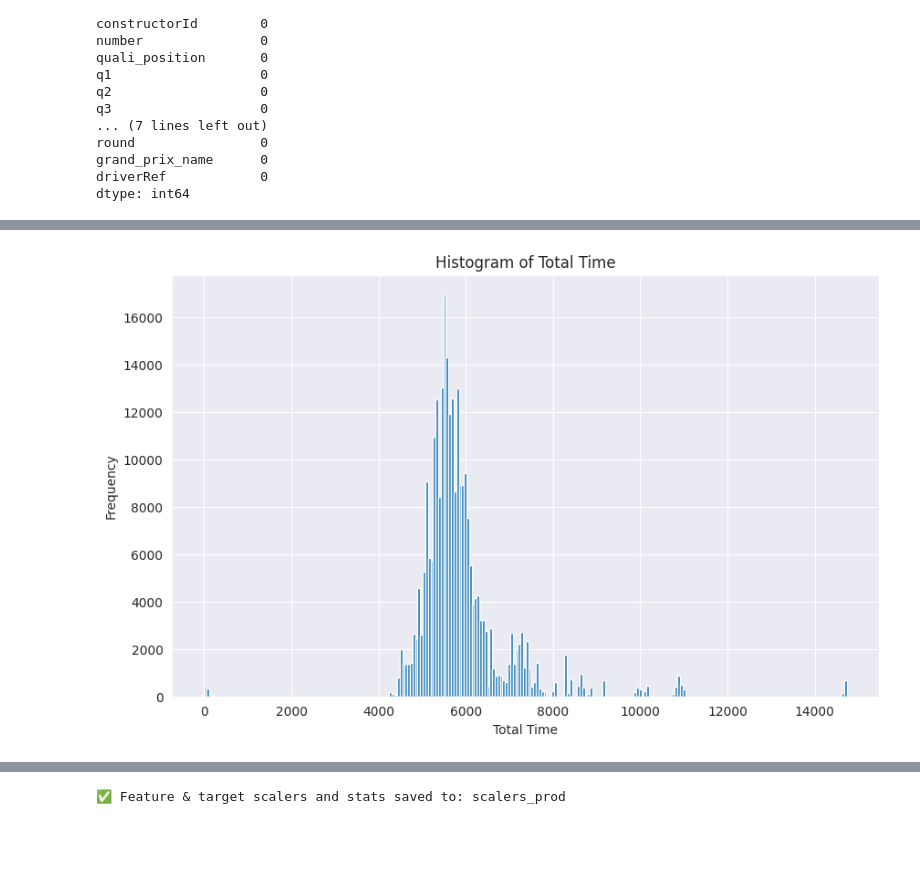
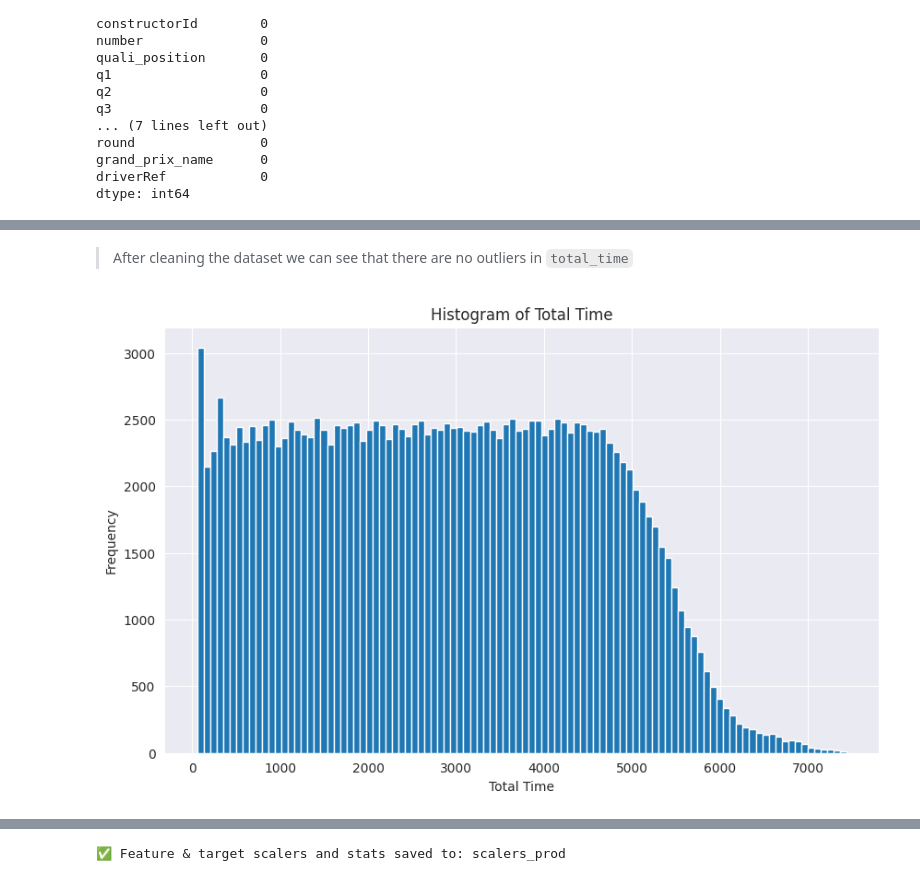
Before and after one commit to aash1999/f1-prediction, a Jupyter notebook: Codes/model_train.ipynb, the cells around one changed output, grey strips where cells are left out. Cells and saved outputs as stored; diff of their text form; code cells hidden in the pictures; blank space fills up the shorter version.

```diff
--- a/Codes/model_train.ipynb
+++ b/Codes/model_train.ipynb
@@ -1,9 +28,7 @@
 # %%
-import numpy as np
-import pandas as pd
-data_path = "../Dataset/final_df.xlsx"
 df = pd.read_excel(data_path)
-df.head(80)
+df = df[df["year"]>2010] # choosing data from 2010 to get the relevant race formats for the current races
+df.head()
 # %% [output]
 |  | Unnamed: 0 | raceId | driverId | lap | lap_position | lap_time | constructorId | number | ... |
 | 0 | 0 | 841 | 20 | 1 | 1 | 98.109 | 9.0 | 1.0 | ... |
@@ -228,3 +167,0 @@ dtype: int64
-# %%
-df1 = df1.dropna(subset=['constructorId'])
-df1.shape
@@ -254,5 +179,6 @@ df1["q3"].hist(bins =100)
 # %%
 df1 = df1.replace('\\N', np.nan)
+df1.dropna(inplace=True, axis=0)
 df1.isnull().sum()
 # %% [output]
 Unnamed: 0           0
@@ -286,11 +214,11 @@ plt.show()
+# %% [markdown]
+> After cleaning the dataset we can see that there are no outliers in `total_time`
 # %%
-import matplotlib.pyplot as plt
-
 plt.figure(figsize=(10,6))
-df1["total_time"].hist(bins=250)
+df1["total_time"].hist(bins=100)
 plt.title("Histogram of Total Time")
 plt.xlabel("Total Time")
 plt.ylabel("Frequency")
 plt.show()
 # %% [output]
-[figure, old version]
+[figure, new version]
```
Also changed, not shown: parts of 75 cells of this notebook.
